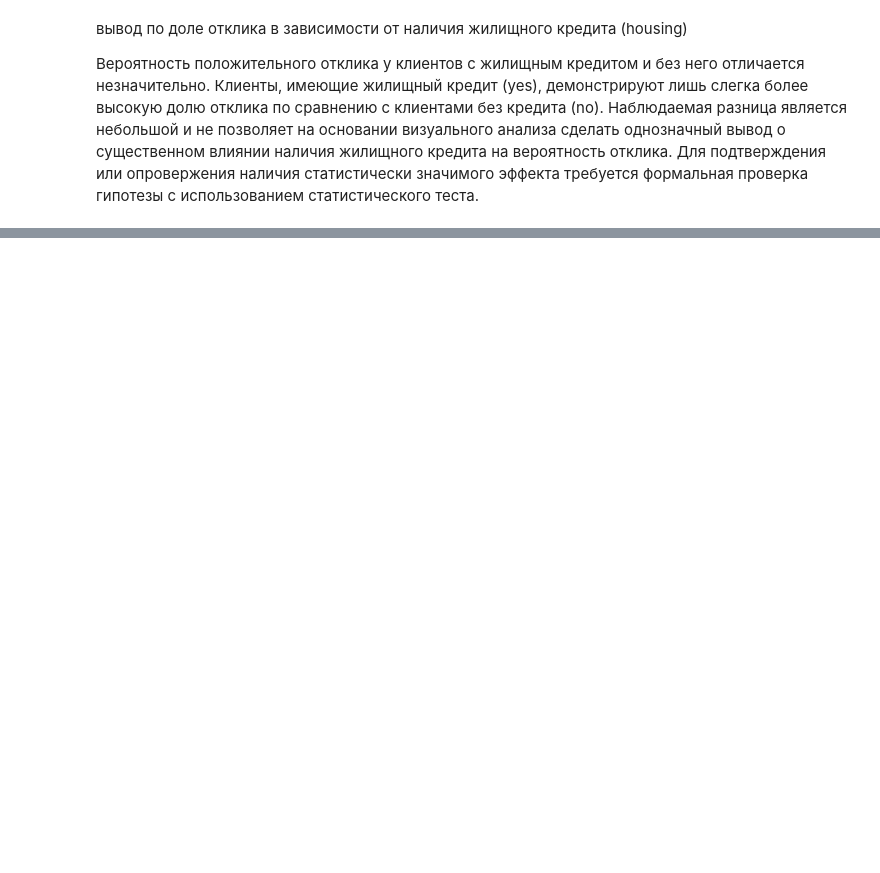
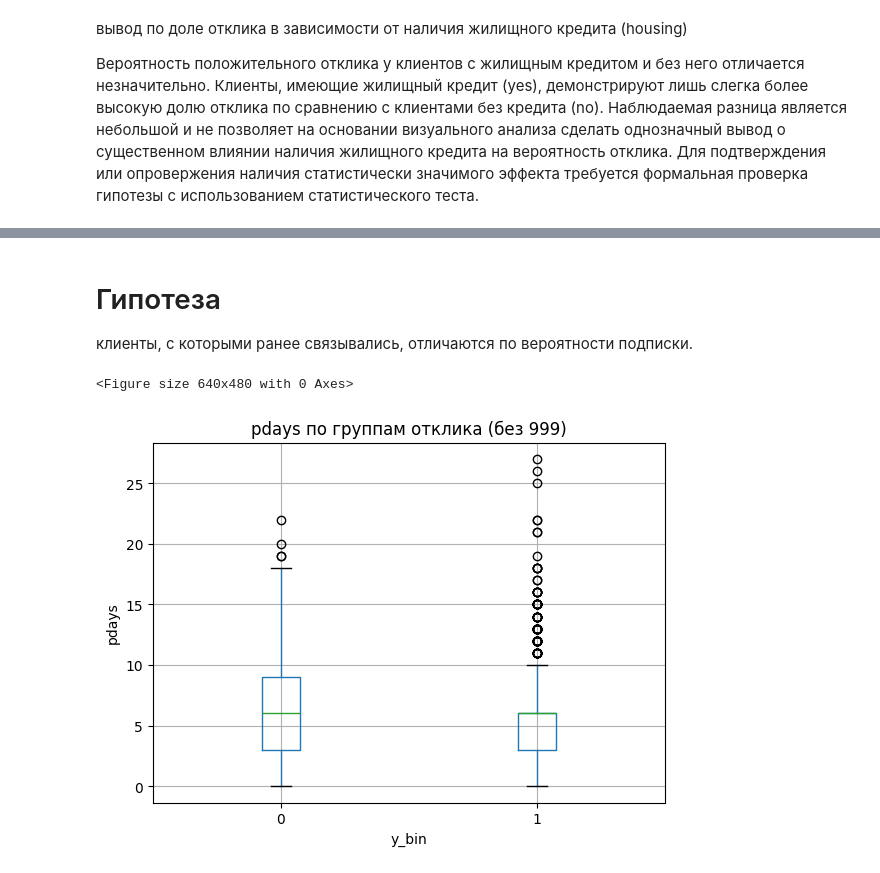
Before and after one commit to Murad0998/statistics-project, a Jupyter notebook: notebooks/GP_3_EDA.ipynb, the cells around one changed output, grey strips where cells are left out. Cells and saved outputs as stored; diff of their text form; code cells hidden in the pictures; blank space fills up the shorter version.

```diff
--- a/notebooks/GP_3_EDA.ipynb
+++ b/notebooks/GP_3_EDA.ipynb
@@ -377,0 +435,17 @@ plt.show()
+# %% [markdown]
+# Гипотеза
+
+клиенты, с которыми ранее связывались, отличаются по вероятности подписки.
+# %%
+df_pdays = df[df["pdays"] < 999]
+
+plt.figure()
+df_pdays.boxplot(column="pdays", by="y_bin")
+plt.title("pdays по группам отклика (без 999)")
+plt.suptitle("")
+plt.xlabel("y_bin")
+plt.ylabel("pdays")
+plt.show()
+# %% [output]
+<Figure size 640x480 with 0 Axes>
+[figure, added]
```
Also changed, not shown: parts of 22 cells of this notebook.
